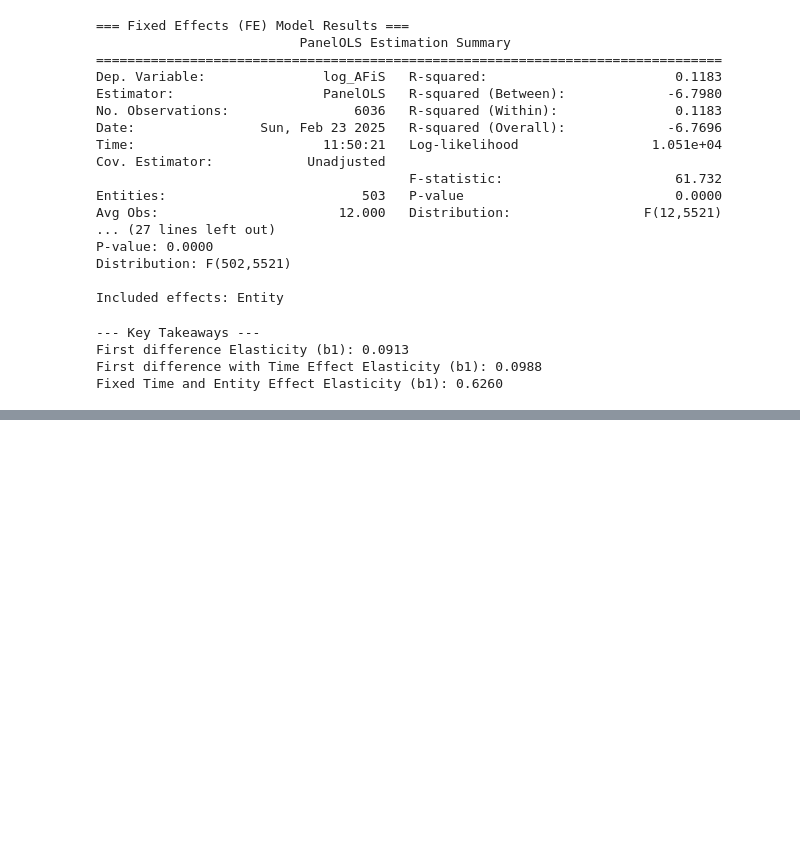
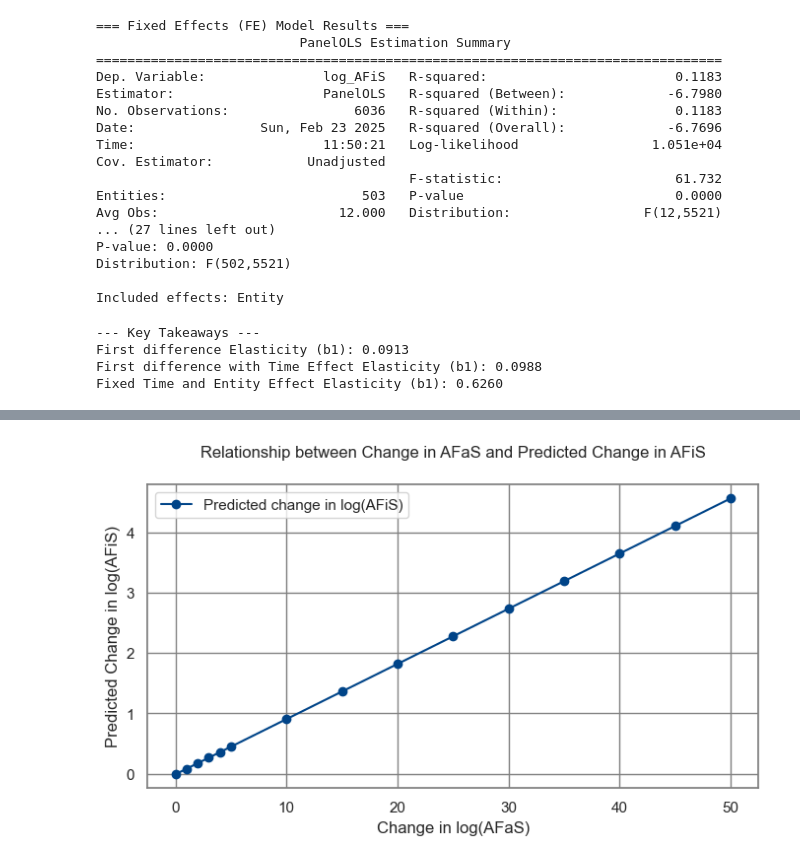
Before and after one commit to DamiAladesuru/Lab, a Jupyter notebook: Niedersachsen/src/analysis/farmfield/1stdifflog.ipynb, the cells around one changed output, grey strips where cells are left out. Saved outputs shown, nothing was run; the diff lists cells and outputs as text; code cells hidden in the pictures; blank space fills up the shorter version.

Commit message:
predicted and plotted change in field size

```diff
--- a/Niedersachsen/src/analysis/farmfield/1stdifflog.ipynb
+++ b/Niedersachsen/src/analysis/farmfield/1stdifflog.ipynb
@@ -811,0 +843,12 @@ Fixed Time and Entity Effect Elasticity (b1): 0.6260
+# %%
+d_log_AFaS =  [0, 1, 2, 3, 4, 5, 10, 15, 20, 25, 30, 35, 40, 45, 50]
+appr_d_log_AFiS = fd_model1.predict({"d_log_AFaS":d_log_AFaS})
+
+# Create a DataFrame to store the values
+df = pd.DataFrame({
+    'd_log_X': d_log_AFaS,
+    'appr_d_log_Y': appr_d_log_AFiS
+})
+
+# Print the DataFrame to check
+print(df)
@@ -811,0 +872,26 @@ Fixed Time and Entity Effect Elasticity (b1): 0.6260
+# %%
+# Create the plot
+plt.figure(figsize=(8, 4))
+plt.plot(df['d_log_X'], df['appr_d_log_Y'], marker='o',
+         linestyle='-', color='#004488',
+         label='Predicted change in log(AFiS)')
+
+# Adding labels and title
+plt.xlabel('Change in log(AFaS)')
+plt.ylabel('Predicted Change in log(AFiS)')
+plt.title('Relationship between Change in AFaS and Predicted Change in AFiS', pad=20)
+# Change grid and box (spines) color to gray
+plt.grid(True, color='grey')  # Gray grid lines
+
+# Change the box (spines) color to gray
+ax = plt.gca()  # Get the current axes
+for spine in ax.spines.values():
+    spine.set_edgecolor('grey')  # Set spine (box) color to gray
+
+
+plt.legend()
+
+# Show the plot
+plt.show()
+# %% [output]
+[figure, added]
```
Also changed, not shown: parts of 24 cells of this notebook, 1 other file.
